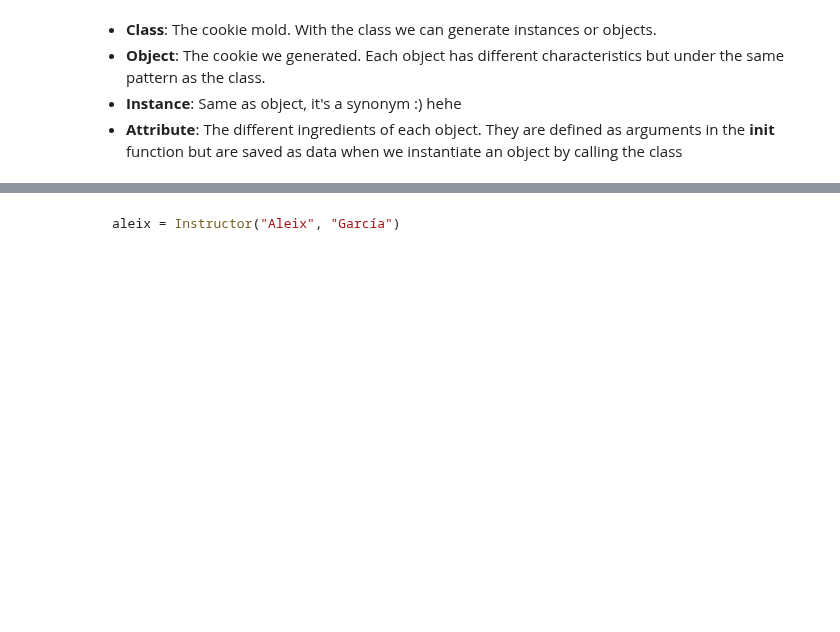
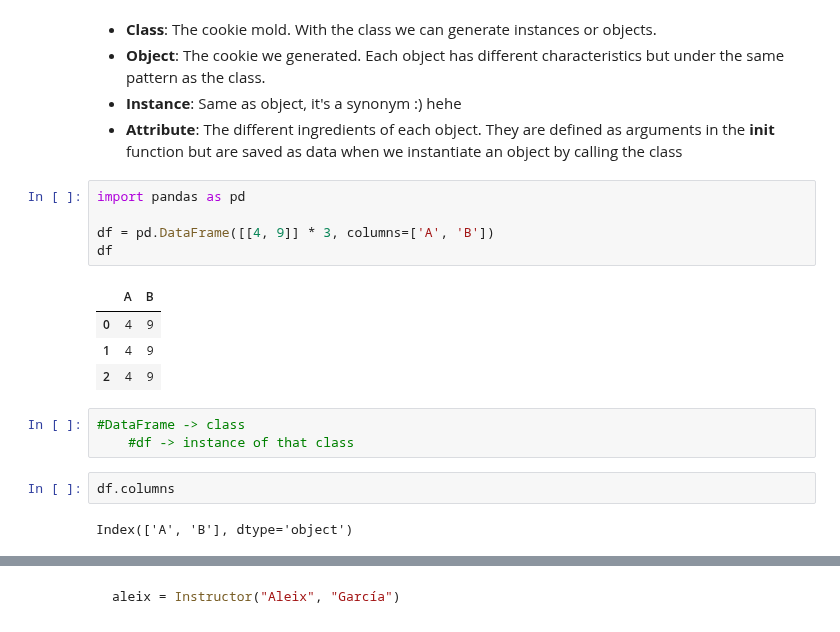
Before and after one commit to Ironhack-data-bcn-oct-2022/lectures, a Jupyter notebook: week-1/5.1- OOP.ipynb, the cells around one changed output, grey strips where cells are left out. Drawn from its saved outputs; the diff is of its cells as text; blank space fills up the shorter version.

```diff
--- a/week-1/5.1- OOP.ipynb
+++ b/week-1/5.1- OOP.ipynb
@@ -619,3 +705,20 @@ import math
 - **Object**: The cookie we generated. Each object has different characteristics but under the same pattern as the class.
 - **Instance**: Same as object, it's a synonym :) hehe
 - **Attribute**: The different ingredients of each object. They are defined as arguments in the __init__ function but are saved as data when we instantiate an object by calling the class
+# %%
+import pandas as pd
+
+df = pd.DataFrame([[4, 9]] * 3, columns=['A', 'B'])
+df
+# %% [output]
+|  | A | B |
+| 0 | 4 | 9 |
+| 1 | 4 | 9 |
+| 2 | 4 | 9 |
+# %%
+#DataFrame -> class
+    #df -> instance of that class
+# %%
+df.columns
+# %% [output]
+Index(['A', 'B'], dtype='object')
```
Also changed, not shown: parts of 52 cells of this notebook.
